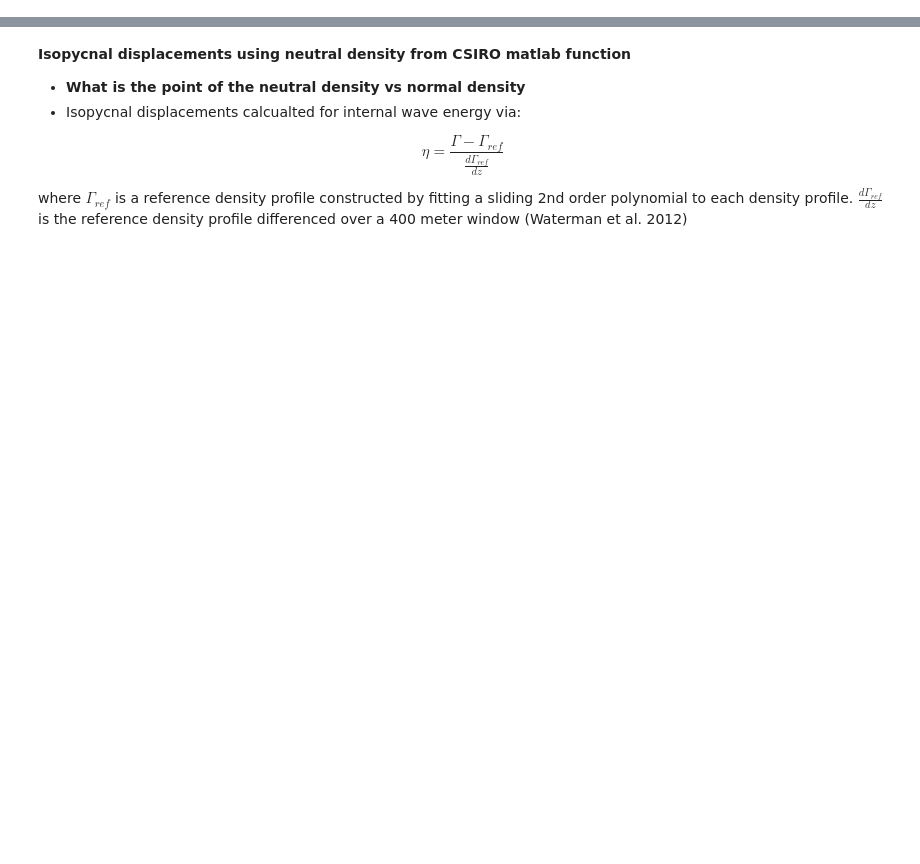
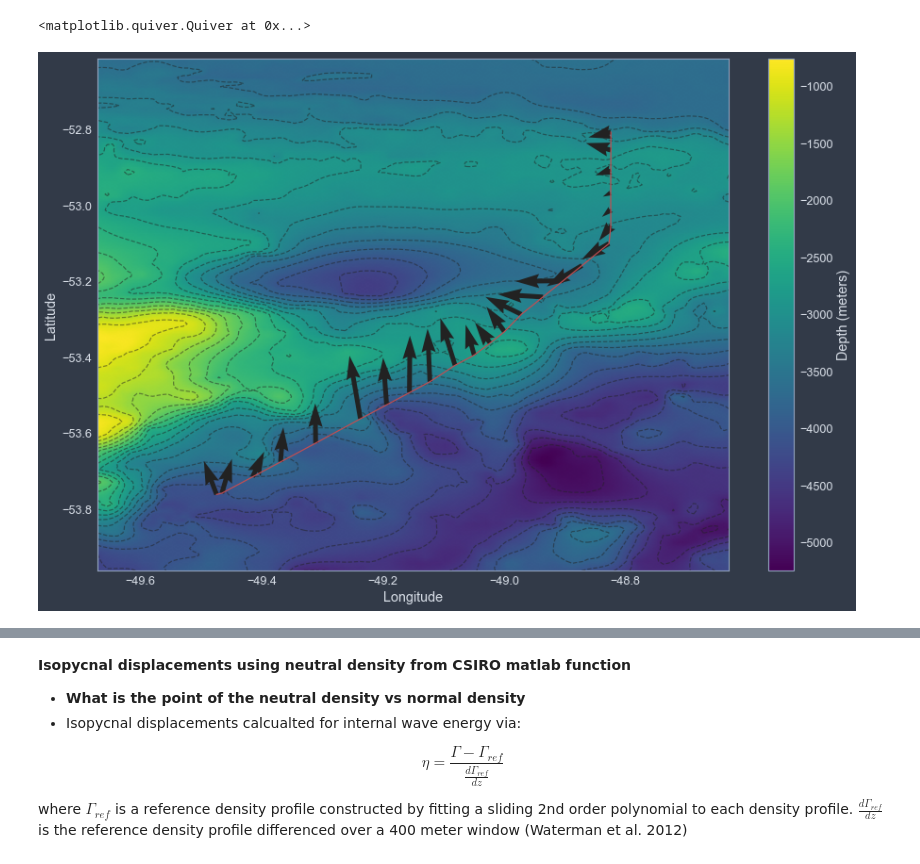
Before and after one commit to saltyPhysics/Lee_waves_dissertation, a Jupyter notebook: Dissertation Log.ipynb, the cells around one changed output, grey strips where cells are left out. Cells and saved outputs as stored; diff of their text form; code cells hidden in the pictures; blank space fills up the shorter version.

```diff
--- a/Dissertation Log.ipynb
+++ b/Dissertation Log.ipynb
@@ -90,6 +112,41 @@ depths = np.vstack([np.nanmean(p_ctd[binIn]) for binIn in ctd_bins])
 dist = gsw.distance(lon, lat)
 dist = np.cumsum(dist)/1000
 dist = np.append(0,dist)
+# %%
+# Plot map of transect and bathymetry
+bathy = Dataset('bathy.nc')
+
+buffer = 0.2
+latlims = np.array([np.nanmin(lat)-buffer, np.nanmax(lat)+buffer])
+latlims = [np.argmin(np.abs(lat_in - bathy['lat'][:])) for lat_in in latlims]
+latlims = np.arange(latlims[0], latlims[1])
+
+lonlims = np.array([np.nanmin(lon)-buffer, np.nanmax(lon)+buffer])
+lonlims = [np.argmin(np.abs(lon_in - bathy['lon'][:])) for lon_in in lonlims]
+lonlims = np.arange(lonlims[0], lonlims[1])
+
+bathy_rev = bathy['elevation'][latlims, lonlims]
+lat_b = bathy['lat'][latlims]
+lon_b = bathy['lon'][lonlims]
+
+blevels = np.linspace(np.nanmin(bathy_rev), np.nanmax(bathy_rev), 20)
+plt.figure(figsize=(15, 10))
+plt.pcolormesh(lon_b, lat_b, bathy_rev, shading='gouraud')
+c = plt.colorbar()
+c.set_label('Depth (meters)')
+plt.plot(lon[:].flatten(), lat[:].flatten(), c='r', marker='+', ms=15)
+plt.contour(lon_b, lat_b, bathy_rev, colors='k', alpha=.5, levels=blevels)
+plt.xlabel('Longitude')
+plt.ylabel('Latitude')
+
+# add mean flow vectors
+depth = 2000
+cutoff = np.argmin(np.abs(p_ladcp[:] - depth))
+Umean, Vmean = oc.depthAvgFlow(U, V, 8, depthRange=depth)
+plt.quiver(lon[:].flatten(), lat[:].flatten(), Umean, Vmean)
+# %% [output]
+<matplotlib.quiver.Quiver at 0x...>
+[figure, added]
 # %%
 # Plot transect contours of temps and velocities to look at
 tlevels = np.linspace(np.nanmin(T), np.nanmax(T), 20)
```
Also changed, not shown: parts of 26 cells of this notebook, 4 other files.
